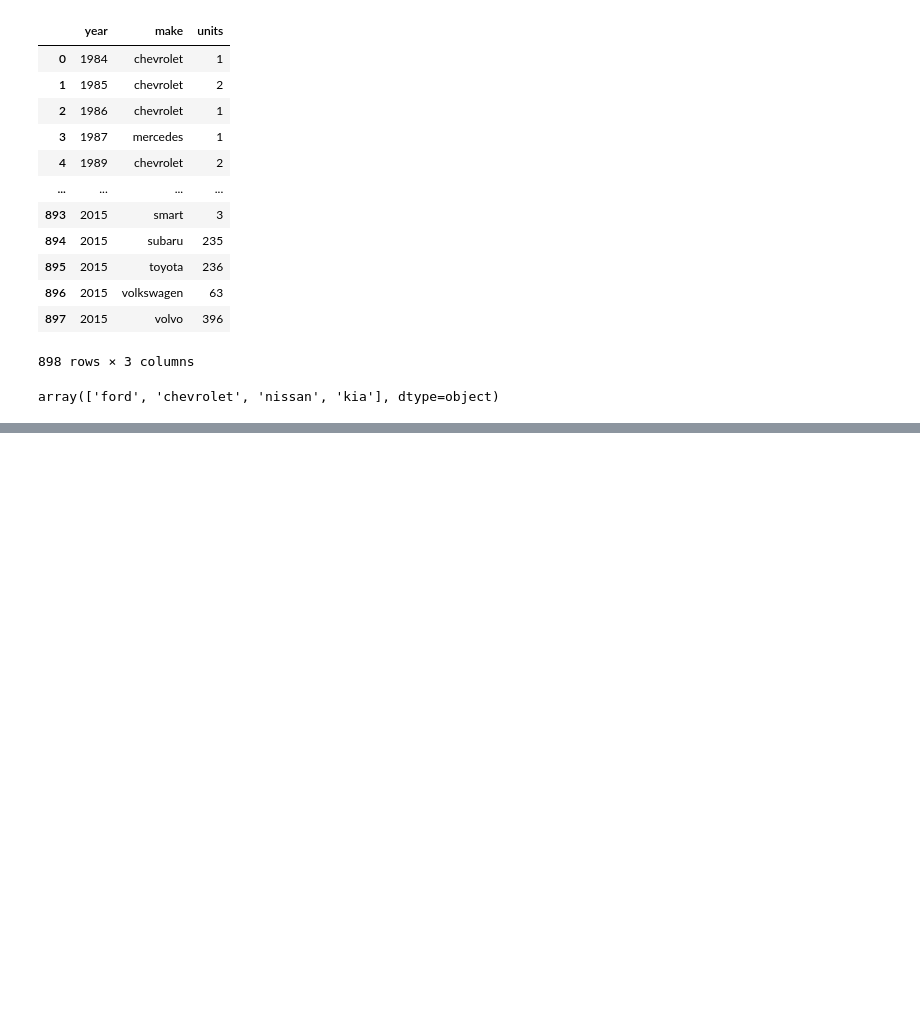
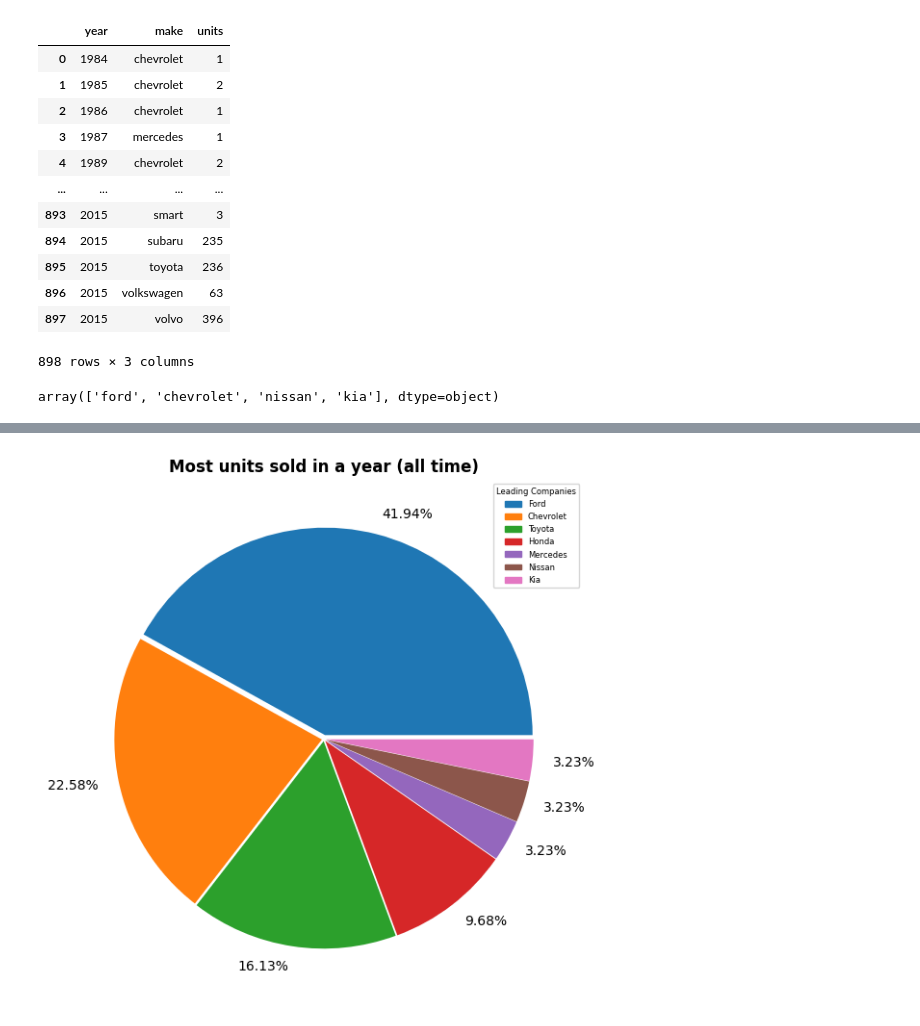
Before and after one commit to pranay-authankar/vehicle_sales_analytics, a Jupyter notebook: notebook/4_data_analysis.ipynb, the cells around one changed output, grey strips where cells are left out. Saved outputs shown, nothing was run; the diff lists cells and outputs as text; code cells hidden in the pictures; blank space fills up the shorter version.

```diff
--- a/notebook/4_data_analysis.ipynb
+++ b/notebook/4_data_analysis.ipynb
@@ -232,0 +251,10 @@ plt.show()
+# %%
+#8. Past year (all time) leading companies distribution.
+
+leading_company_distribution = past_years_top_company["make"].value_counts().reset_index(name = "frequency")
+
+leading_company_distribution["percent_share"] = round(((leading_company_distribution["frequency"] /
+                                                  leading_company_distribution["frequency"].sum())* 100)
+                                                  , 2)
+
+leading_company_distribution
@@ -232,0 +270,30 @@ plt.show()
+# %%
+values = leading_company_distribution["frequency"]
+comapanies = leading_company_distribution["percent_share"].astype('string') + "%"
+
+pie_colors = plt.cm.tab10(range(len(leading_company_distribution["make"])))
+color_map = dict(zip(leading_company_distribution["make"], pie_colors))
+color_parts = leading_company_distribution["make"].map(color_map)
+
+
+plt.figure(figsize = (7, 7))
+plt.pie(values,
+        labels = comapanies,
+        colors = pie_colors,
+        startangle = 0,
+        explode = [0.02, 0.01, 0.01, 0.01, 0.01, 0.01, 0.01]
+        )
+
+legend_items = [Patch(color = color_map[company], label = company.capitalize()) for company in leading_company_distribution["make"]]
+
+plt.legend(handles = legend_items,
+           title = "Leading Companies",
+           fontsize = 6,
+           title_fontsize = 6)
+
+
+plt.title("Most units sold in a year (all time)", fontweight = "bold", fontsize = 12)
+plt.savefig("../charts/most_sold_companies_all_time.png")
+plt.show()
+# %% [output]
+[figure, added]
```
Also changed, not shown: parts of 2 cells of this notebook, 4 other files.
